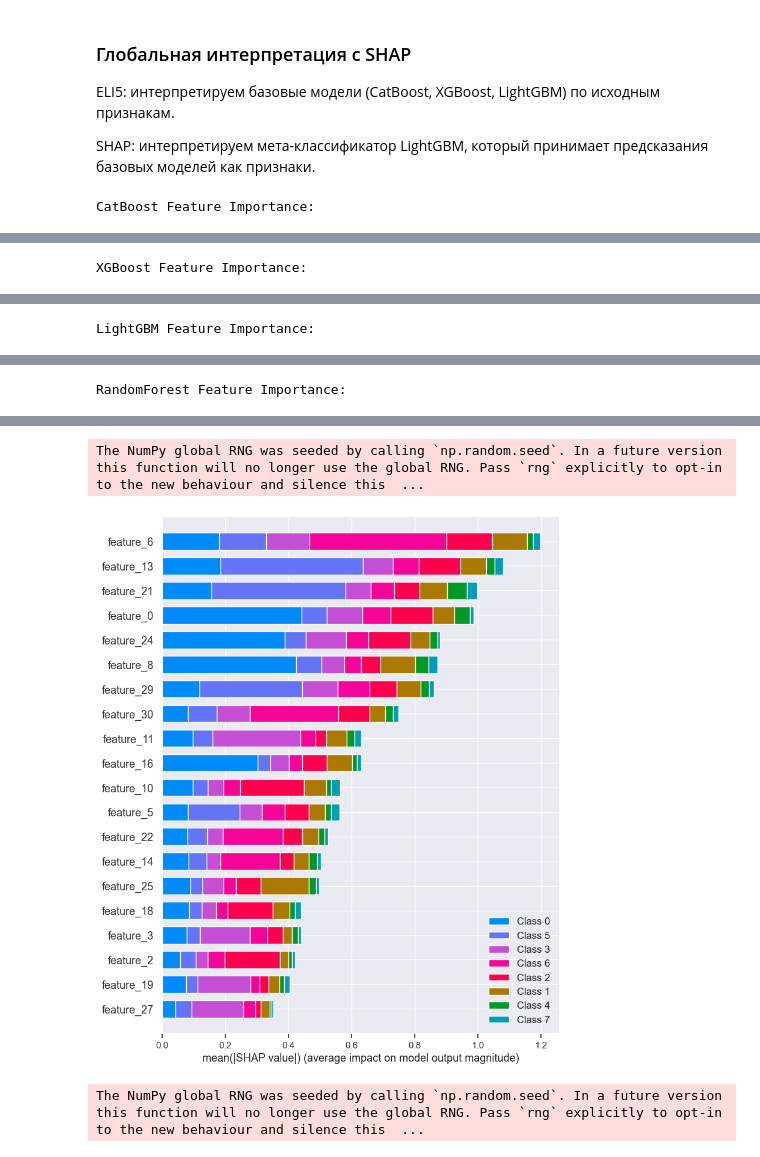
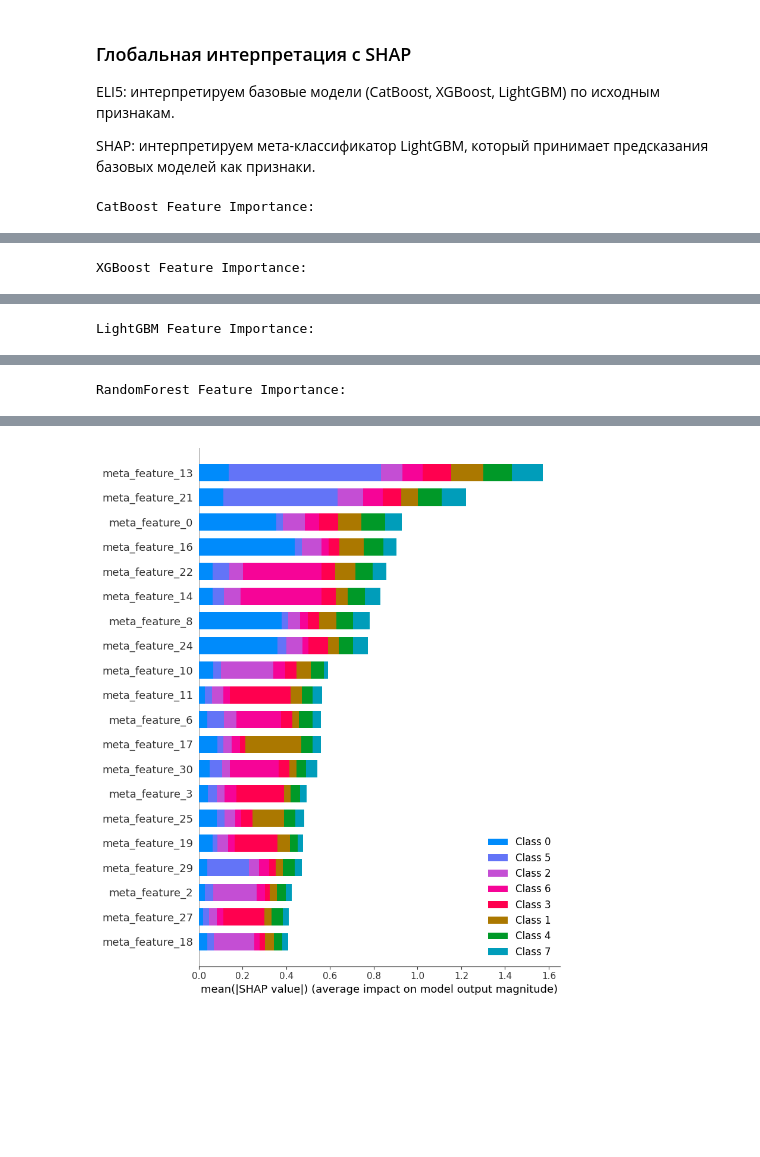
Before and after one commit to sneJ1k/ML_course_work, a Jupyter notebook: CW_Notebook.ipynb, the cells around one changed output, grey strips where cells are left out. Saved outputs shown, nothing was run; the diff lists cells and outputs as text; code cells hidden in the pictures; blank space fills up the shorter version.

```diff
--- a/CW_Notebook.ipynb
+++ b/CW_Notebook.ipynb
@@ -210,0 +239,12 @@ plt.show()
+# %%
+# Формируем списки по типам переменных
+
+var_types = df_d[['Variable', 'Measurement_level']]
+var_types = var_types.drop_duplicates()
+grouped = var_types.groupby('Measurement_level')['Variable'].apply(list)
+
+nominal_vars = grouped.get('Nominal', []) + ['province_route']
+ordinal_vars = grouped.get('Ordinal', [])
+
+print("Nominal:", nominal_vars)
+print("Ordinal:", ordinal_vars)
@@ -392,15 +417,15 @@ Name: count, dtype: int64
 Для реализации AutoML-модели я выбрал библиотеку LAMA от братьев наших меньших из сбера.
 Далее идет описание AutoML-пайплайна:
 # %%
-train_data = X_res.copy()
-train_data[target_name] = y_res
+train_data = X_train_ros.copy()
+train_data[target_name] = Y_train_ros
 
 categorical_columns = list(train_data.select_dtypes(include=['category']).columns)
 
-task = Task('multiclass', metric='crossentropy')
+task = Task('multiclass', metric='crossentropy', greater_is_better=False)
 
 roles = {
-    'target': 'KHVM'
+    'target': target_name
 }
 
 automl = TabularAutoML(
@@ -881,37 +848,36 @@ ELI5: интерпретируем базовые модели (CatBoost, XGBoos
 
 SHAP: интерпретируем мета-классификатор LightGBM, который принимает предсказания базовых моделей как признаки.
 # %%
+base_models = {
+    "CatBoost": joblib.load("base_model_0.pkl"),
+    "XGBoost": joblib.load("base_model_1.pkl"),
+    "LightGBM": joblib.load("base_model_2.pkl"),
+    "RandomForest": joblib.load("base_model_3.pkl")
+}
+
+categorical_columns = X_train.select_dtypes(include=["object", "category"]).columns.tolist()
+
 for col in categorical_columns:
     X_train[col] = X_train[col].astype(str)
     X_test[col] = X_test[col].astype(str)
 
-print("CatBoost Feature Importance:")
-display(eli5.show_weights(catboost_model, feature_names=X_train.columns.tolist()))
+for name, model in base_models.items():
+    print(f"{name} Feature Importance:")
+    display(eli5.show_weights(model, feature_names=X_train.columns.tolist()))
 
-print("XGBoost Feature Importance:")
-display(eli5.show_weights(xgboost_model, feature_names=X_train.columns.tolist()))
+stack_final = joblib.load("stacking_model_final.pkl")
+X_test_meta = np.load("test_meta.npy")
+X_test_meta_df = pd.DataFrame(
+    X_test_meta, columns=[f"meta_feature_{i}" for i in range(X_test_meta.shape[1])]
+)
 
-print("LightGBM Feature Importance:")
-display(eli5.show_weights(lightgbm_model, feature_names=X_train.columns.tolist()))
-
-print("RandomForest Feature Importance:")
-display(eli5.show_weights(rf_model, feature_names=X_train.columns.tolist()))
-
-
-
-X_test_meta = stack.transform(X_test)
-X_test_meta_df = pd.DataFrame(X_test_meta, columns=[f"feature_{i}" for i in range(X_test_meta.shape[1])])
-
-# SHAP для мета-классификатора
-explainer_meta = shap.Explainer(stack.final_estimator_)
+explainer_meta = shap.Explainer(stack_final)
 shap_values_meta = explainer_meta(X_test_meta_df)
 
-# SHAP Summary Plot (бар-график)
-plt.title("SHAP Summary Plot for Meta Classifier (LightGBM)")
+plt.title("SHAP Summary Plot for Meta Classifier (CatBoost)")
 shap.summary_plot(shap_values_meta, X_test_meta_df, plot_type="bar")
 
-# SHAP Summary Plot (дот-график)
-plt.title("SHAP Dot Plot for Meta Classifier (LightGBM)")
+plt.title("SHAP Dot Plot for Meta Classifier (CatBoost)")
 shap.summary_plot(shap_values_meta, X_test_meta_df)
 # %% [output]
 CatBoost Feature Importance:
@@ -989,3 +955 @@ RandomForest Feature Importance:
-The NumPy global RNG was seeded by calling `np.random.seed`. In a future version this function will no longer use the global RNG. Pass `rng` explicitly to opt-in to the new behaviour and silence this  ...
-[figure, old version]
+[figure, new version]
-The NumPy global RNG was seeded by calling `np.random.seed`. In a future version this function will no longer use the global RNG. Pass `rng` explicitly to opt-in to the new behaviour and silence this  ...
```
Also changed, not shown: parts of 31 cells of this notebook, 3 other files.
